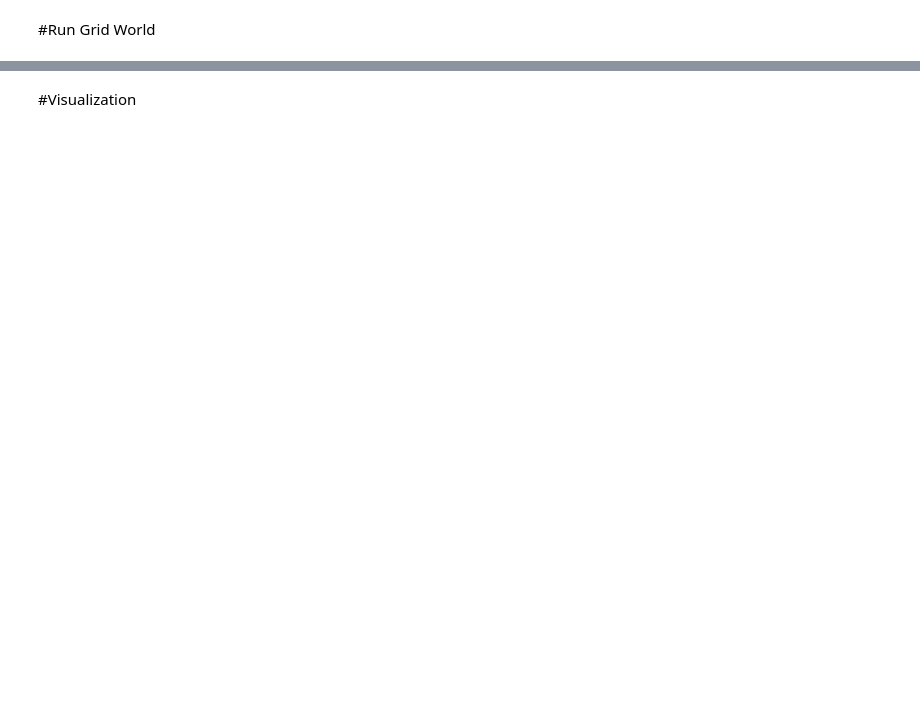
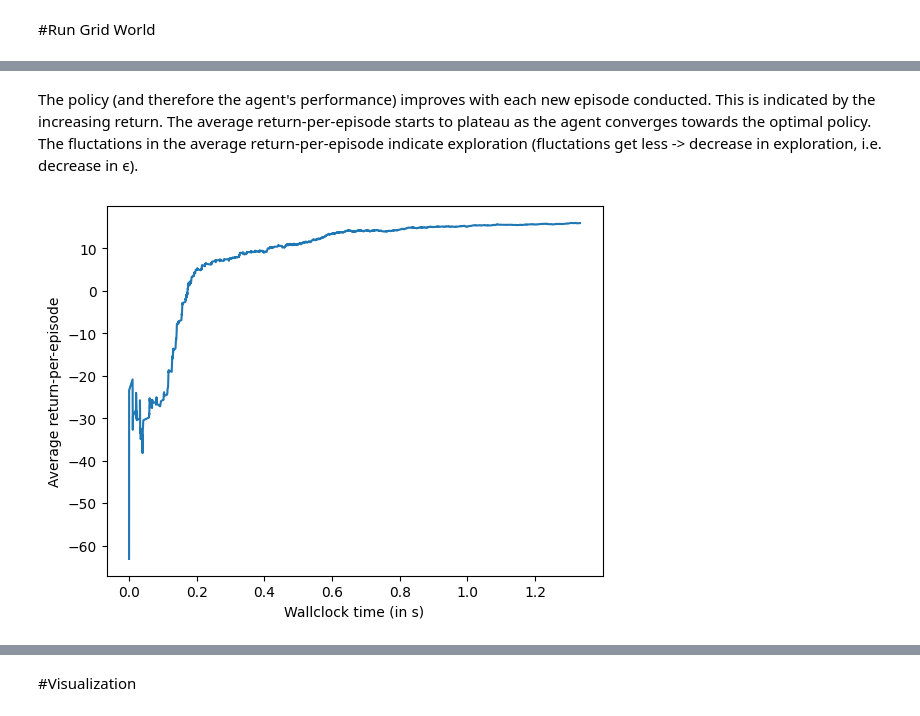
Before and after one commit to ArghaSarker/reinforcement-learning-homework-summer-2023, a Jupyter notebook: homework02/homework02.ipynb, the cells around one changed output, grey strips where cells are left out. Cells and saved outputs as stored; diff of their text form; code cells hidden in the pictures; blank space fills up the shorter version.

```diff
--- a/homework02/homework02.ipynb
+++ b/homework02/homework02.ipynb
@@ -342,0 +355,12 @@ plt.show()
+# %% [markdown]
+The policy (and therefore the agent's performance) improves with each new episode conducted. This is indicated by the increasing return. The average return-per-episode starts to plateau as the agent converges towards the optimal policy. The fluctations in the average return-per-episode indicate exploration (fluctations get less -> decrease in exploration, i.e. decrease in ϵ).
+# %%
+#visualize average return-per-episode in wallclock time
+x = time_per_episode
+y = avg_rpe
+plt.plot(x,y)
+plt.xlabel('Wallclock time (in s)')
+plt.ylabel('Average return-per-episode')
+plt.show()
+# %% [output]
+[figure, added]
```
Also changed, not shown: parts of 8 cells of this notebook.
